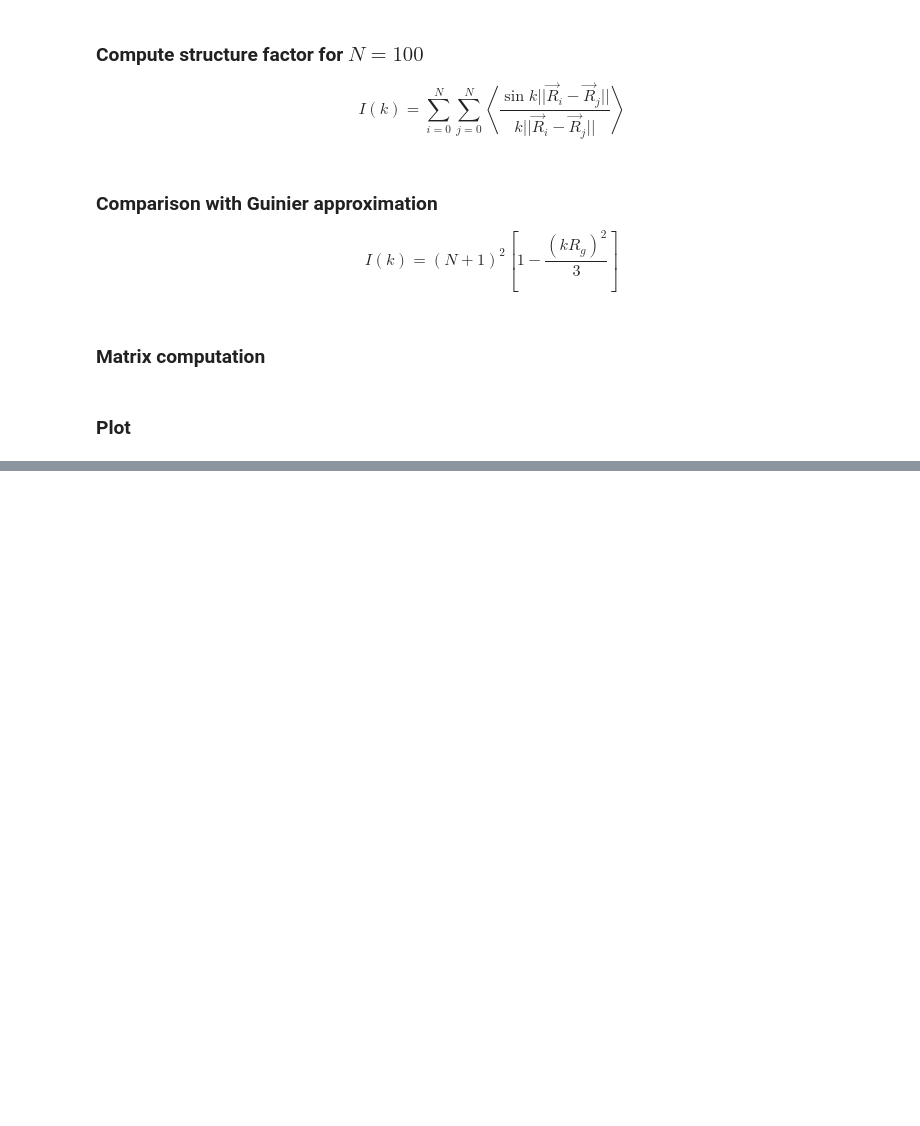
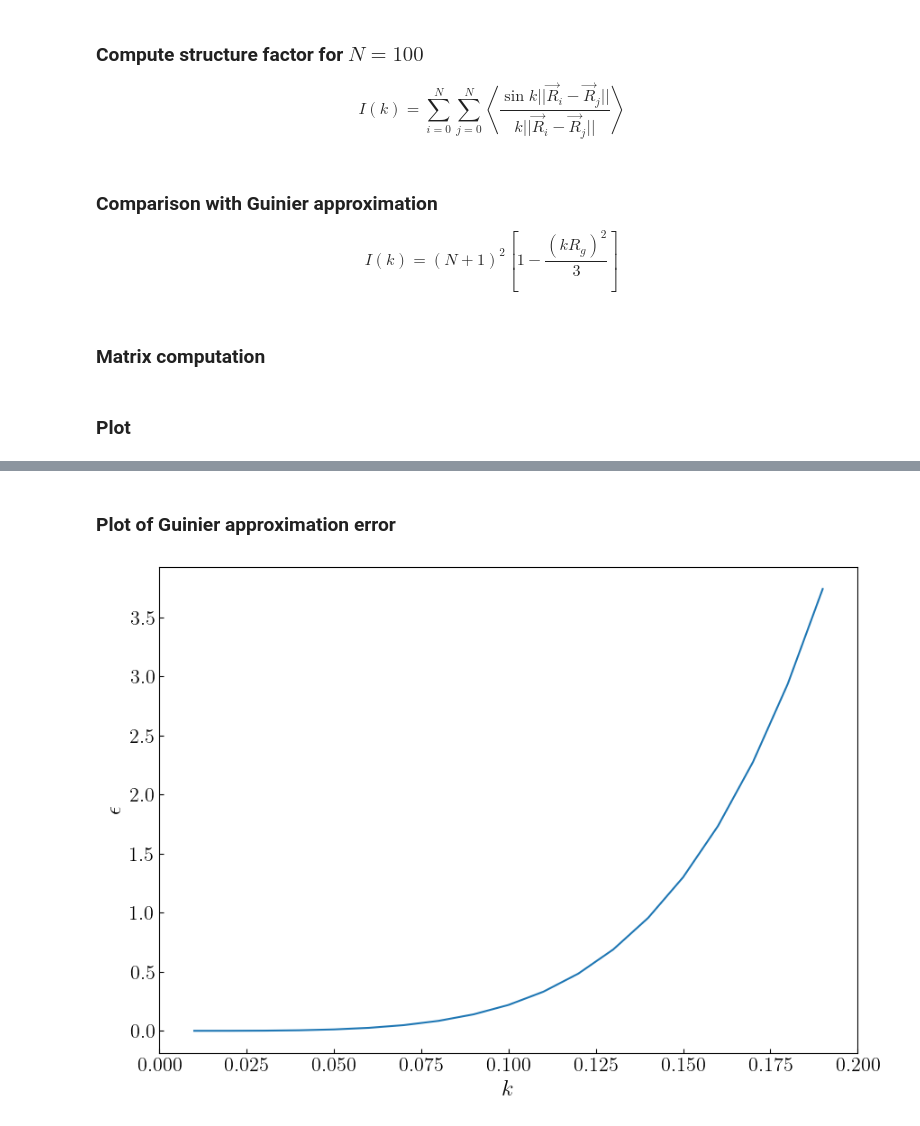
Before and after one commit to Eric-Vidal-hub/FJC-simulation, a Jupyter notebook: 6_stru_factor.ipynb, the cells around one changed output, grey strips where cells are left out. Drawn from its saved outputs; the diff is of its cells as text; code cells hidden in the pictures; blank space fills up the shorter version.

```diff
--- a/6_stru_factor.ipynb
+++ b/6_stru_factor.ipynb
@@ -73,0 +74,13 @@ plt.show()
+# %% [markdown]
+### Plot of Guinier approximation error
+# %%
+plt.figure(figsize=(10,7))
+plt.plot(k, np.abs(Guinier - I) / np.abs(I))
+plt.xlim(0, 0.2)
+plt.xlabel(r'$k$', fontsize=18)
+plt.ylabel(r'$\epsilon$', fontsize=18)
+plt.tick_params(axis='y', which='major', labelsize=16, direction='in')
+plt.tick_params(axis='x', which='major', labelsize=16, direction='in')
+plt.show()
+# %% [output]
+[figure, added]
```
Also changed, not shown: parts of 1 cell of this notebook.
